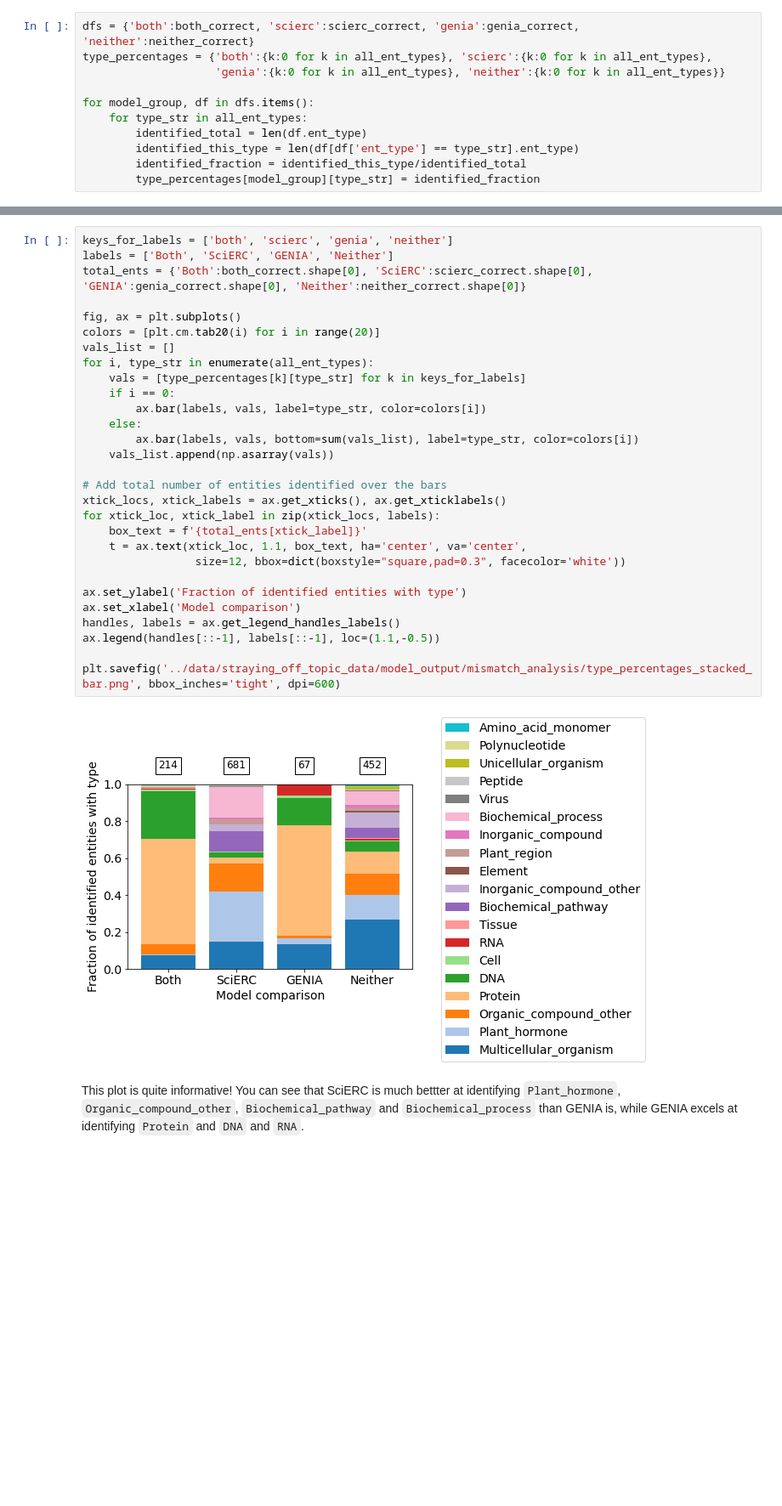
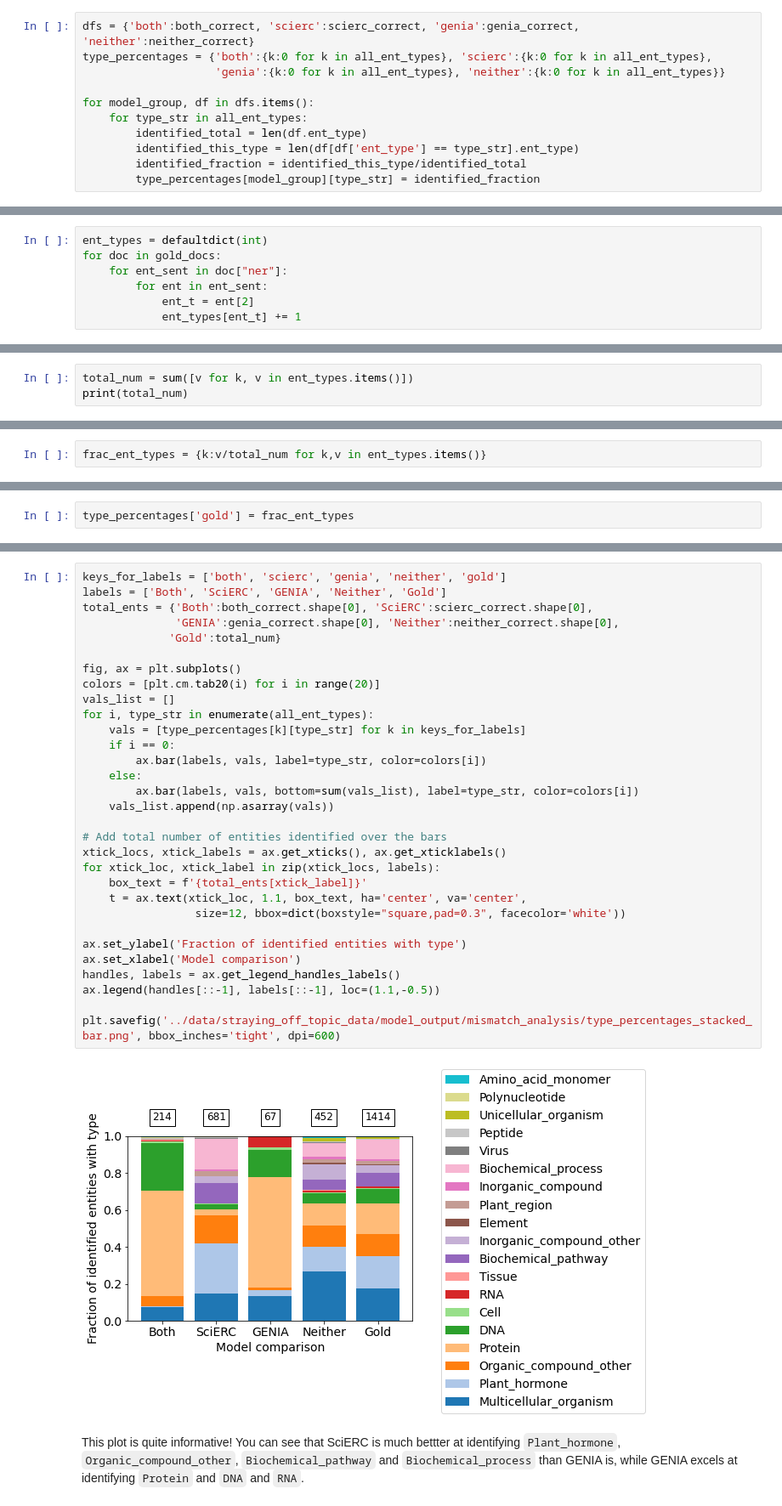
Before and after one commit to ShiuLab/pickle-corpus-code, a Jupyter notebook: jupyter_notebooks/model_mismatched_entity_pred_analysis.ipynb, the cells around one changed output, grey strips where cells are left out. Shown at 85% size. Saved outputs shown, nothing was run; the diff lists cells and outputs as text; blank space fills up the shorter version.

```diff
--- a/jupyter_notebooks/model_mismatched_entity_pred_analysis.ipynb
+++ b/jupyter_notebooks/model_mismatched_entity_pred_analysis.ipynb
@@ -271,0 +304,7 @@ for model_group, df in dfs.items():
+# %%
+ent_types = defaultdict(int)
+for doc in gold_docs:
+    for ent_sent in doc["ner"]:
+        for ent in ent_sent:
+            ent_t = ent[2]
+            ent_types[ent_t] += 1
@@ -271,0 +334,3 @@ for model_group, df in dfs.items():
+# %%
+total_num = sum([v for k, v in ent_types.items()])
+print(total_num)
@@ -271,0 +339,2 @@ for model_group, df in dfs.items():
+# %%
+frac_ent_types = {k:v/total_num for k,v in ent_types.items()}
@@ -271,0 +363,2 @@ for model_group, df in dfs.items():
+# %%
+type_percentages['gold'] = frac_ent_types
@@ -272,34 +367,36 @@ for model_group, df in dfs.items():
 # %%
-keys_for_labels = ['both', 'scierc', 'genia', 'neither']
-labels = ['Both', 'SciERC', 'GENIA', 'Neither']
-total_ents = {'Both':both_correct.shape[0], 'SciERC':scierc_correct.shape[0], 'GENIA':genia_correct.shape[0], 'Neither':neither_correct.shape[0]}
+keys_for_labels = ['both', 'scierc', 'genia', 'neither', 'gold']
+labels = ['Both', 'SciERC', 'GENIA', 'Neither', 'Gold']
+total_ents = {'Both':both_correct.shape[0], 'SciERC':scierc_correct.shape[0],
+              'GENIA':genia_correct.shape[0], 'Neither':neither_correct.shape[0],
+             'Gold':total_num}
 
 fig, ax = plt.subplots()
 colors = [plt.cm.tab20(i) for i in range(20)]
 vals_list = []
 for i, type_str in enumerate(all_ent_types):
     vals = [type_percentages[k][type_str] for k in keys_for_labels]
     if i == 0:
         ax.bar(labels, vals, label=type_str, color=colors[i])
     else:
         ax.bar(labels, vals, bottom=sum(vals_list), label=type_str, color=colors[i])
     vals_list.append(np.asarray(vals))
 
 # Add total number of entities identified over the bars
 xtick_locs, xtick_labels = ax.get_xticks(), ax.get_xticklabels()
 for xtick_loc, xtick_label in zip(xtick_locs, labels):
     box_text = f'{total_ents[xtick_label]}'
     t = ax.text(xtick_loc, 1.1, box_text, ha='center', va='center',
                  size=12, bbox=dict(boxstyle="square,pad=0.3", facecolor='white'))
 
 ax.set_ylabel('Fraction of identified entities with type')
 ax.set_xlabel('Model comparison')
 handles, labels = ax.get_legend_handles_labels()
 ax.legend(handles[::-1], labels[::-1], loc=(1.1,-0.5))
 
 plt.savefig('../data/straying_off_topic_data/model_output/mismatch_analysis/type_percentages_stacked_bar.png', bbox_inches='tight', dpi=600)
 # %% [output]
-[figure, old version]
+[figure, new version]
 # %% [markdown]
 This plot is quite informative! You can see that SciERC is much bettter at identifying `Plant_hormone`, `Organic_compound_other`, `Biochemical_pathway` and `Biochemical_process` than GENIA is, while GENIA excels at identifying `Protein` and `DNA` and `RNA`.
 # %% [markdown]
```
Also changed, not shown: parts of 11 cells of this notebook, 1 other file.
